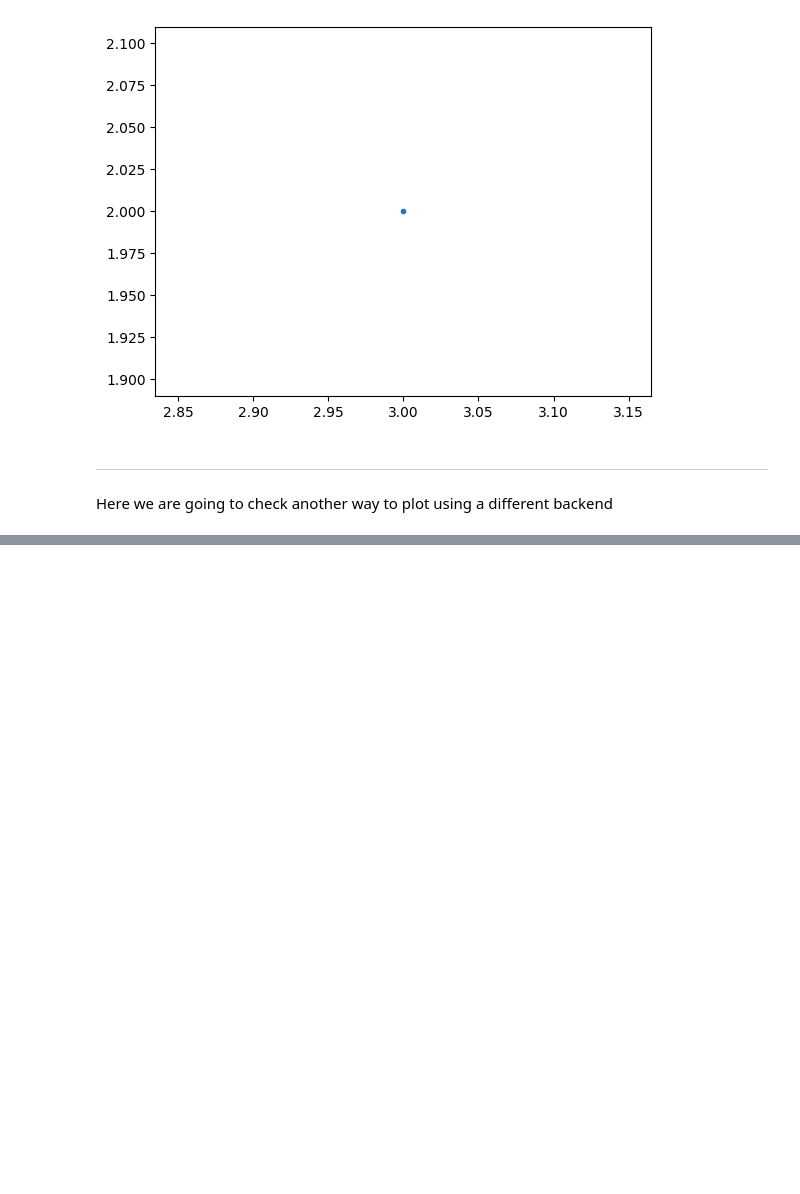
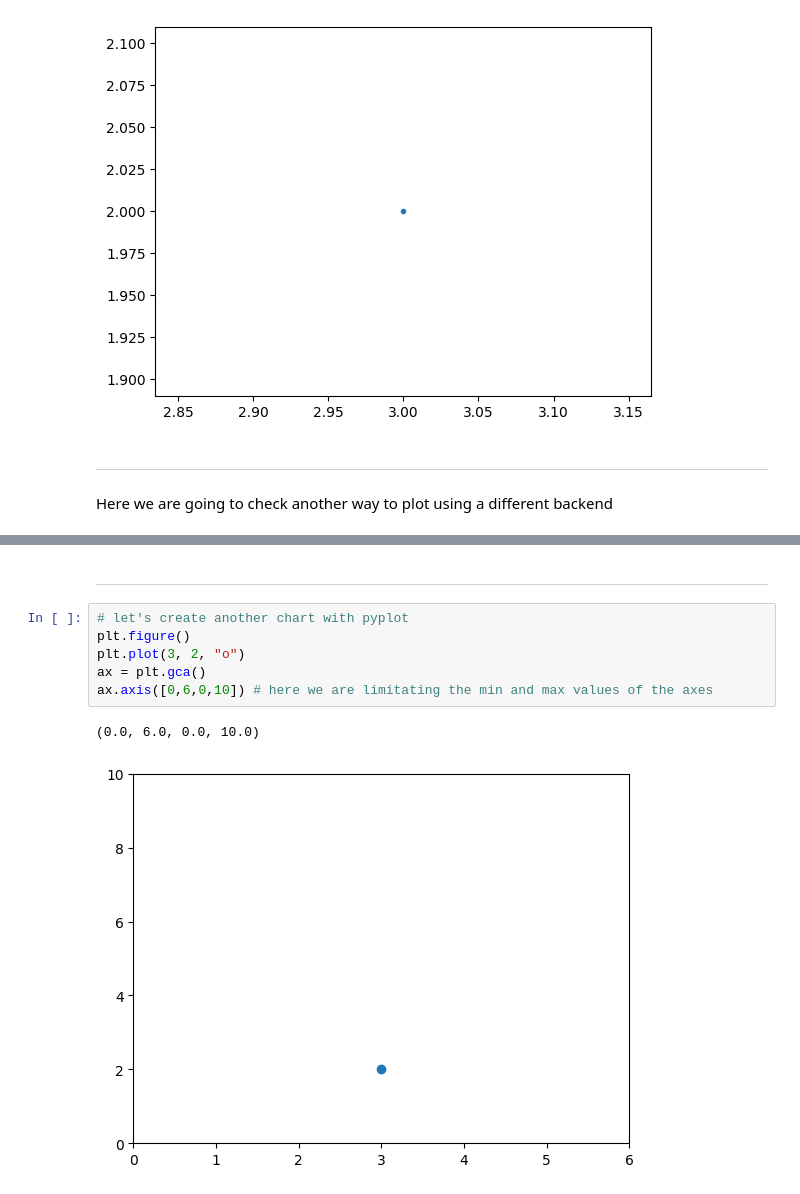
Before and after one commit to JhonSanz/plotting_matplotlib, a Jupyter notebook: basic_plotting.ipynb, the cells around one changed output, grey strips where cells are left out. Drawn from its saved outputs; the diff is of its cells as text; blank space fills up the shorter version.

Commit message:
Added scatter.

```diff
--- a/basic_plotting.ipynb
+++ b/basic_plotting.ipynb
@@ -30,0 +46,11 @@ Here we are going to check another way to plot using a different backend
+# %% [markdown]
+---
+# %%
+# let's create another chart with pyplot
+plt.figure()
+plt.plot(3, 2, "o")
+ax = plt.gca()
+ax.axis([0,6,0,10]) # here we are limitating the min and max values of the axes
+# %% [output]
+(0.0, 6.0, 0.0, 10.0)
+[figure, added]
```
Also changed, not shown: parts of 4 cells of this notebook, 2 other files.
